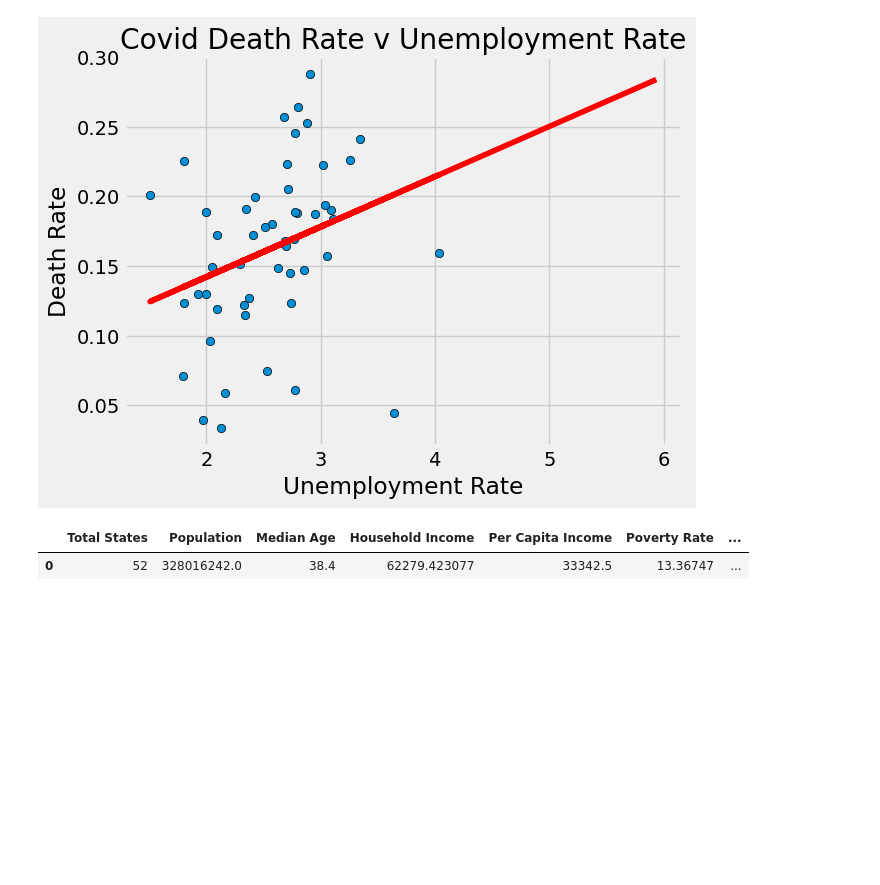
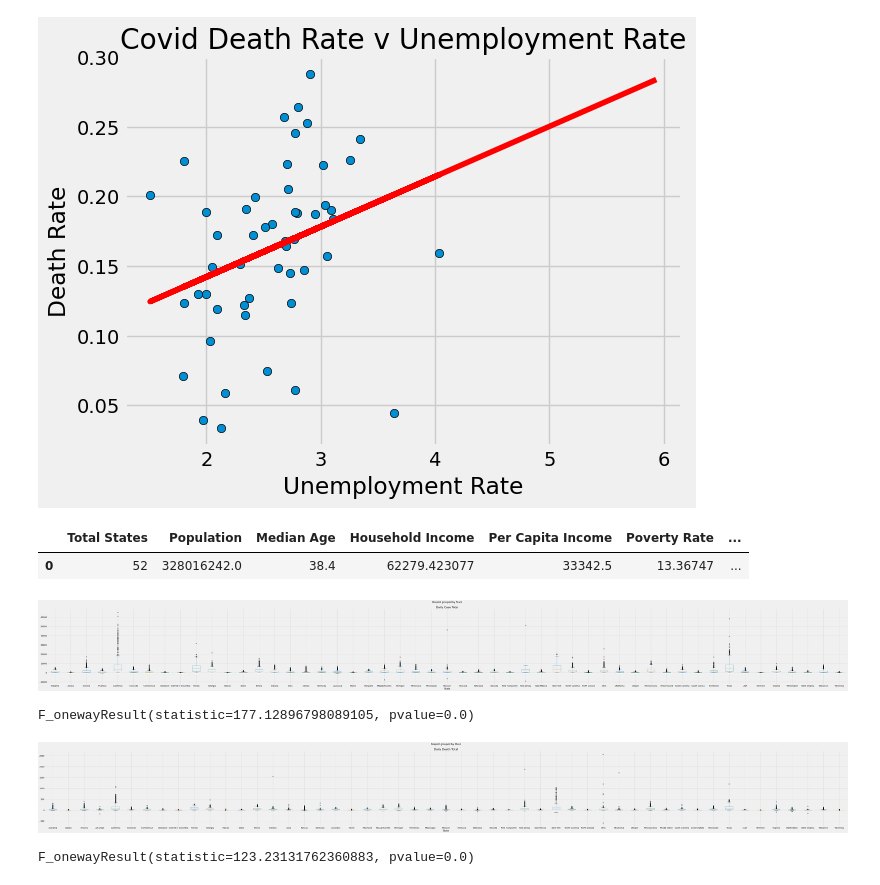
Before and after one commit to seanlipinski/Project1, a Jupyter notebook: Project_1_Covid.ipynb, the cells around one changed output. Saved outputs shown, nothing was run; the diff lists cells and outputs as text; code cells hidden in the pictures; blank space fills up the shorter version.

Commit message:
box plots and annova

```diff
--- a/Project_1_Covid.ipynb
+++ b/Project_1_Covid.ipynb
@@ -169,9 +169,12 @@ covid_dict = {"Year": year, "Month": month, "Day": day, "State": state, "Total C
 #create data frame
 reformated_date_df = pd.DataFrame(covid_dict)
 
+#change data types for later analysis
+
 reformated_date_df['Total Cases'] = reformated_date_df['Total Cases'].astype(float)
 reformated_date_df['Total Deaths'] = reformated_date_df['Total Deaths'].astype(float)
-
+reformated_date_df['Daily Case Total'] = reformated_date_df['Daily Case Total'].astype(int) + 0
+reformated_date_df['Daily Death Total'] = reformated_date_df['Daily Death Total'].astype(int) + 0
 reformated_date_df
 # %% [output]
 |  | Year | Month | Day | State | Total Cases | Total Deaths | Daily Case Total | Daily Death Total |
@@ -187,6 +190,3 @@ reformated_date_df
 | 21643 | 2021 | 4 | 28 | Wyoming | 57999.0 | 707.0 | 116 | 0 |
 | 21644 | 2021 | 4 | 29 | Wyoming | 58069.0 | 707.0 | 70 | 0 |
 21645 rows × 8 columns
-# %%
-reformated_date_df.dtypes
-reformated_date_df["Daily Case Total"]=reformated_date_df["Daily Case Total"].astype(int)+1
@@ -467,3 +462,33 @@ summary_stats_df.head()
 # %% [output]
 |  | Total States | Population | Median Age | Household Income | Per Capita Income | Poverty Rate | ... |
 | 0 | 52 | 328016242.0 | 38.4 | 62279.423077 | 33342.5 | 13.36747 | ... |
+# %%
+reformated_date_df.boxplot("Daily Case Total", by = "State", figsize =(100, 10))
+plt.savefig('Images/Daily Case Total Boxplot.png')
+# %% [output]
+[figure, added]
+# %%
+#anova
+
+#make groups
+case_groups = reformated_date_df.groupby('State')['Daily Case Total'].apply(list)
+
+# Perform the ANOVA
+stats.f_oneway(*case_groups)
+# %% [output]
+F_onewayResult(statistic=177.12896798089105, pvalue=0.0)
+# %%
+reformated_date_df.boxplot("Daily Death Total", by = "State", figsize =(100, 10))
+plt.savefig('Images/Daily Death Total Boxplot.png')
+# %% [output]
+[figure, added]
+# %%
+#anova
+
+#make groups
+death_groups = reformated_date_df.groupby('State')['Daily Death Total'].apply(list)
+
+# Perform the ANOVA
+stats.f_oneway(*death_groups)
+# %% [output]
+F_onewayResult(statistic=123.23131762360883, pvalue=0.0)
```
Also changed, not shown: parts of 1 cell of this notebook, 2 other files.
